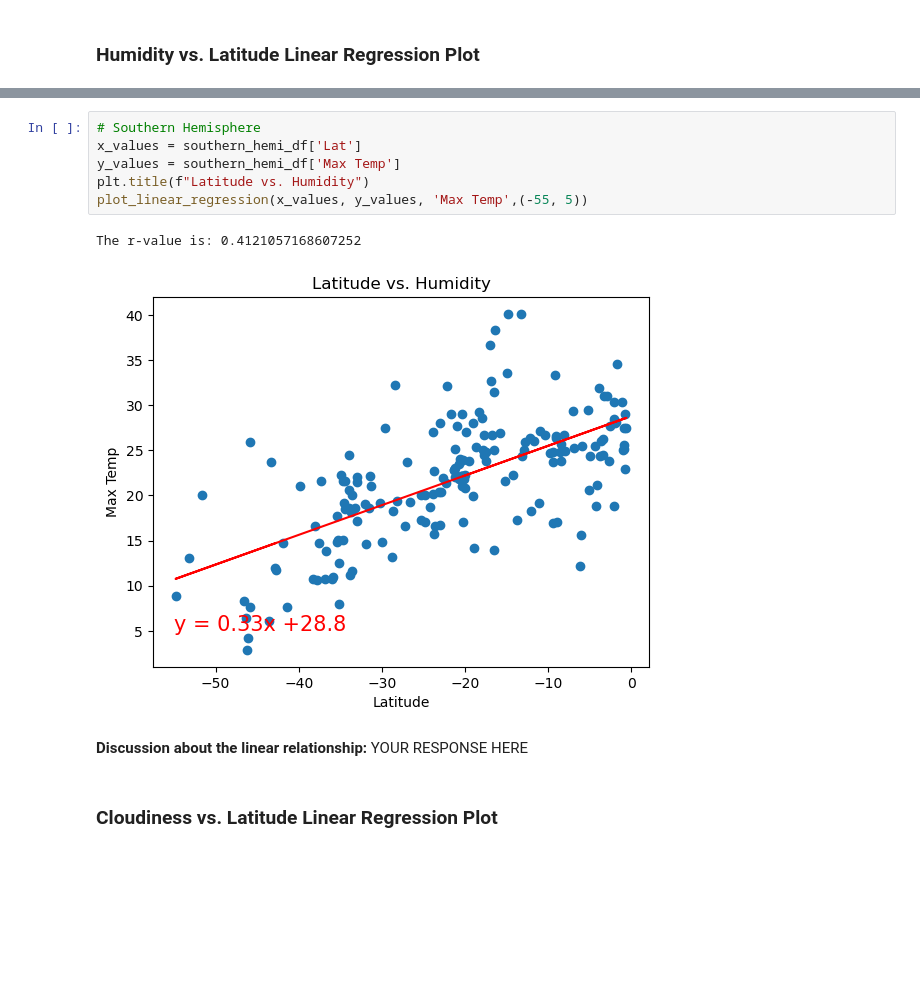
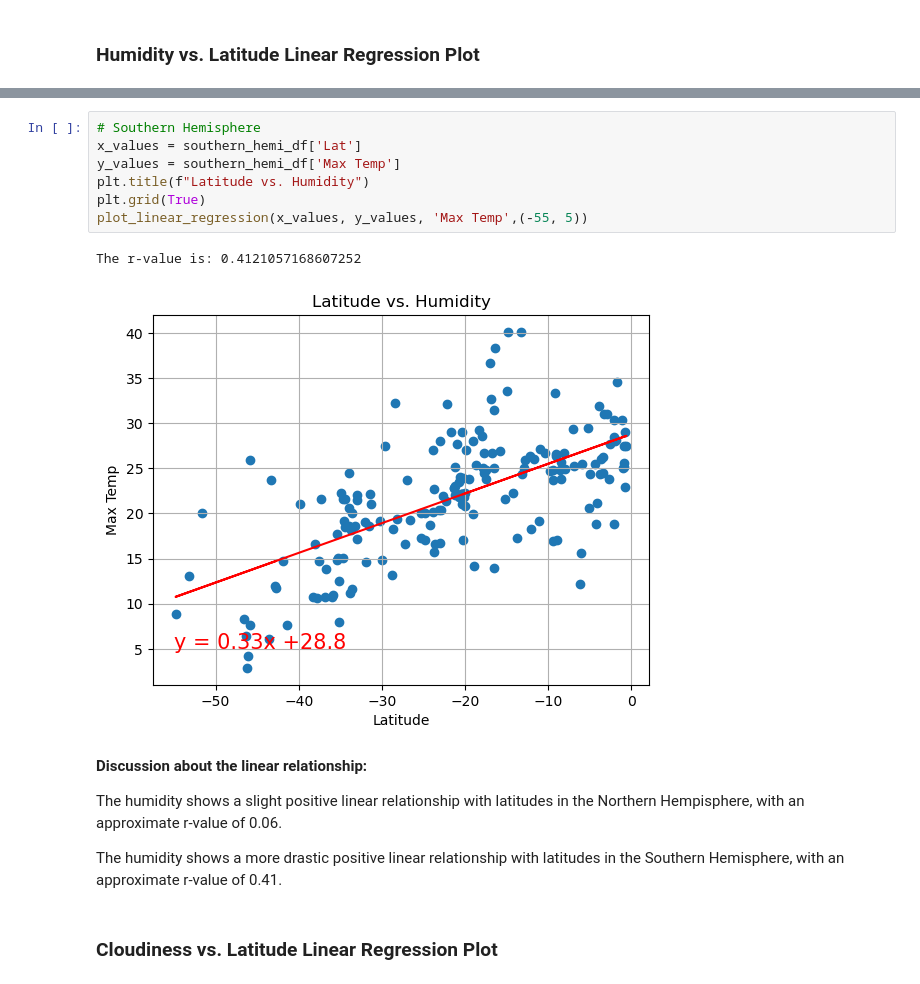
Before and after one commit to ashley-charles/python-api-challenge, a Jupyter notebook: WeatherPy/WeatherPy.ipynb, the cells around one changed output, grey strips where cells are left out. Saved outputs shown, nothing was run; the diff lists cells and outputs as text; blank space fills up the shorter version.

```diff
--- a/WeatherPy/WeatherPy.ipynb
+++ b/WeatherPy/WeatherPy.ipynb
@@ -359,14 +366,19 @@ The r-value is: 0.05689741545789608
 # %%
 # Southern Hemisphere
 x_values = southern_hemi_df['Lat']
 y_values = southern_hemi_df['Max Temp']
 plt.title(f"Latitude vs. Humidity")
+plt.grid(True)
 plot_linear_regression(x_values, y_values, 'Max Temp',(-55, 5))
 # %% [output]
 The r-value is: 0.4121057168607252
-[figure, old version]
+[figure, new version]
-# %% [markdown]
-**Discussion about the linear relationship:** YOUR RESPONSE HERE
+# %% [markdown]
+**Discussion about the linear relationship:**
+
+The humidity shows a slight positive linear relationship with latitudes in the Northern Hempisphere, with an approximate r-value of 0.06.
+
+The humidity shows a more drastic positive linear relationship with latitudes in the Southern Hemisphere, with an approximate r-value of 0.41.
 # %% [markdown]
 ### Cloudiness vs. Latitude Linear Regression Plot
 # %%
```
Also changed, not shown: parts of 13 cells of this notebook.
